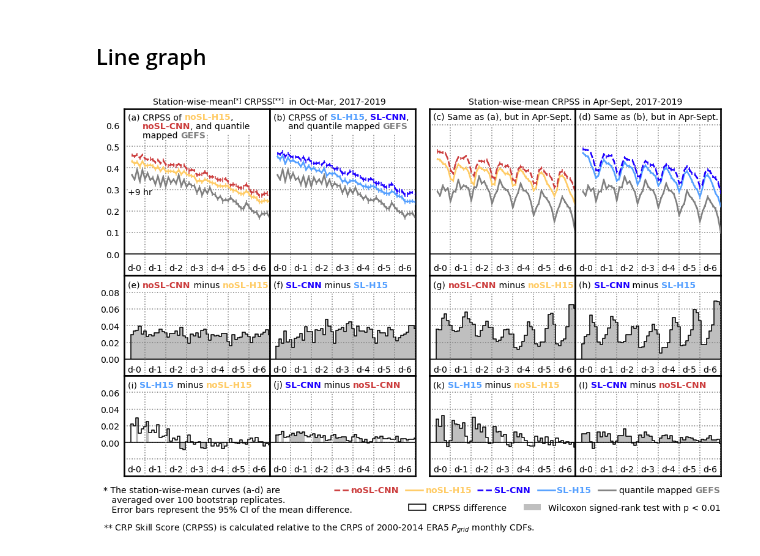
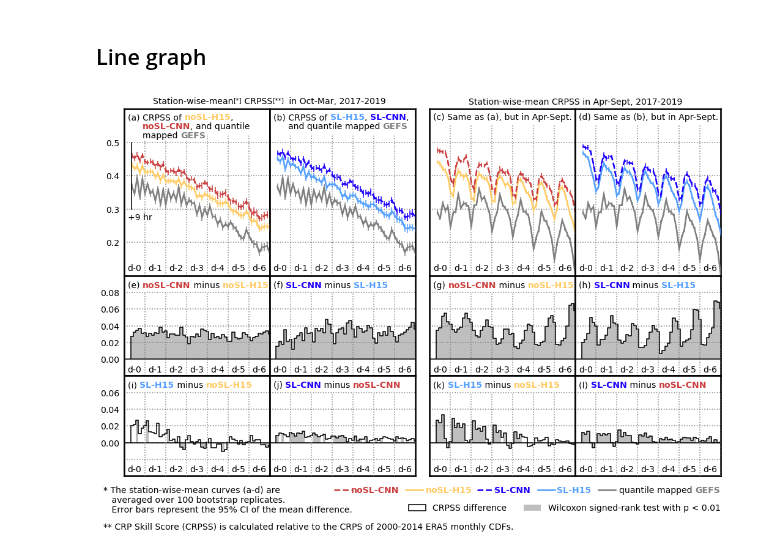
Before and after one commit to yingkaisha/rainbow, a Jupyter notebook: publish/PLOT_CRPS_BCH.ipynb, the cells around one changed output. Saved outputs shown, nothing was run; the diff lists cells and outputs as text; code cells hidden in the pictures.

```diff
--- a/publish/PLOT_CRPS_BCH.ipynb
+++ b/publish/PLOT_CRPS_BCH.ipynb
@@ -408,16 +408,16 @@ for ax in AX_all:
                         fontsize=fontsize, transform=ax.transAxes, zorder=6)
 
 for i, ax in enumerate(AX_crps):
-    ax.set_ylim([-0.1, 0.675])
-    ax.set_yticks([0.0, 0.1, 0.2, 0.3, 0.4, 0.5, 0.6])
+    ax.set_ylim([0.1, 0.6])
+    ax.set_yticks([0.2, 0.3, 0.4, 0.5,])
     if i > 1:
-        for y in np.arange(0.0, 0.7, 0.1):
+        for y in np.arange(0.1, 0.7, 0.1):
             if np.abs(y-0)>0.01:
                 ax.axhline(y, xmin=0, xmax=1.0, linewidth=1.5, linestyle=':', color='0.5', zorder=2)
         for day in np.arange(24, 168+24, 24):
             ax.axvline(day, ymin=0, ymax=0.9, linewidth=1.5, linestyle=':', color='0.5', zorder=2)
     else:
-        for y in np.arange(0.0, 0.6, 0.1):
+        for y in np.arange(0.1, 0.6, 0.1):
             if np.abs(y-0)>0.01:
                 ax.axhline(y, xmin=0, xmax=1.0, linewidth=1.5, linestyle=':', color='0.5', zorder=2)
         for day in np.arange(24, 168+24, 24):
@@ -478,8 +478,8 @@ for i, key in enumerate(['rain', 'dry']):
     diff_[CRPS_wilcox['BCNN_SCNN_{}'.format(key)] > 0.01] = np.nan
     AX_diff_sub4[i].bar(fcst_leads[:56], diff_, **kw_bar, zorder=2)
 
-#ax11.axvline(fcst_leads[2]-0.75, ymin=0.475, ymax=0.625, color='k', linestyle='-', linewidth=1.5, zorder=5)
-handles.append(ax11.text(0.025, 0.525, '+9 hr', ha='left', va='top', fontsize=fontsize, transform=ax11.transAxes))
+ax11.axvline(fcst_leads[2]-0.75, ymin=0.4, ymax=0.8, color='k', linestyle='-', linewidth=1.5, zorder=5)
+handles.append(ax11.text(0.025, 0.375, '+9 hr', ha='left', va='top', fontsize=fontsize, transform=ax11.transAxes))
 
 ax_w1 = fig.add_axes([-0.035, -0.1/1.2/8*10.2, 0.275, 0.075/1.2/8*10.2])
 ax_w1.set_axis_off()
@@ -488,7 +488,7 @@ ax_w1.text(0, 1, '* The station-wise-mean curves (a-d) are\n   averaged over 100
 
 ax_w2 = fig.add_axes([-0.035, -0.145/1.2/8*10.2, 0.5, 0.025/1.2/8*10.2])
 ax_w2.set_axis_off()
-ax_w2.text(0, 1, '** CRP Skill Score (CRPSS) is calculated relative to the CRPS of 2000-2014 ERA5 $P_{grid}$ monthly CDFs.',
+ax_w2.text(0, 1, '** CRP Skill Score (CRPSS) is calculated relative to the CRPS of 2000-2014 ERA5 monthly CDFs.',
           ha='left', va='top', fontsize=fontsize, transform=ax_w2.transAxes);
 
 label_ = ['           ',
@@ -518,31 +518,31 @@ ax_lg1.text(0.3+0.205, 1, 'noSL-H15', ha='left', va='top', fontsize=fontsize, fo
 
 ax_lg1.text(0.3+0.32, 1, 'SL-CNN', ha='left', va='top', fontsize=fontsize, fontweight='bold',
             color=KW['scnn']['color'], transform=ax_lg1.transAxes)
 ax_lg1.text(0.3+0.425, 1, 'SL-H15', ha='left', va='top', fontsize=fontsize, fontweight='bold',
             color=KW['sl']['color'], transform=ax_lg1.transAxes)
 
 gu.string_partial_format(fig, ax_lg1, 0.325+0.505, 1, 'left', 'top', ['quantile mapped ', 'GEFS'],
                          ['k', gray, 'k'], [fontsize,]*3,  ['normal', 'bold', 'normal']);
 
 handle_legneds = []
 handle_legneds.append(patches.Patch(facecolor='none', edgecolor='k', linewidth=1.5,
                                     label='CRPSS difference'))
 handle_legneds.append(patches.Patch(facecolor=kw_bar['color'], edgecolor='none',
                                     label='Wilcoxon signed-rank test with p < 0.01'))
 
 ax_lg2 = fig.add_axes([1.9/4.1, -0.0975/1.2/8*10.2, 2.2/4.1, 0.03/1.2/8*10.2])
 ax_lg2.set_axis_off()
 LG2 = ax_lg2.legend(handles=handle_legneds, bbox_to_anchor=(0.0, 0.5), ncol=2, loc=6,
                     prop={'size':fontsize}, fancybox=False);
 LG2.get_frame().set_facecolor('none')
 LG2.get_frame().set_linewidth(0)
 LG2.get_frame().set_alpha(1.0)
 
 for handle in handles:
     handle.set_bbox(dict(facecolor='w', pad=0, edgecolor='none', zorder=6))
 
 if need_publish:
     # Save figure
     fig.savefig(fig_dir+'AnEn_BCH_CRPS.png', format='png', **fig_keys)
 # %% [output]
-[figure, old version]
+[figure, new version]
```
Also changed, not shown: parts of 1 cell of this notebook, 2 other files.
